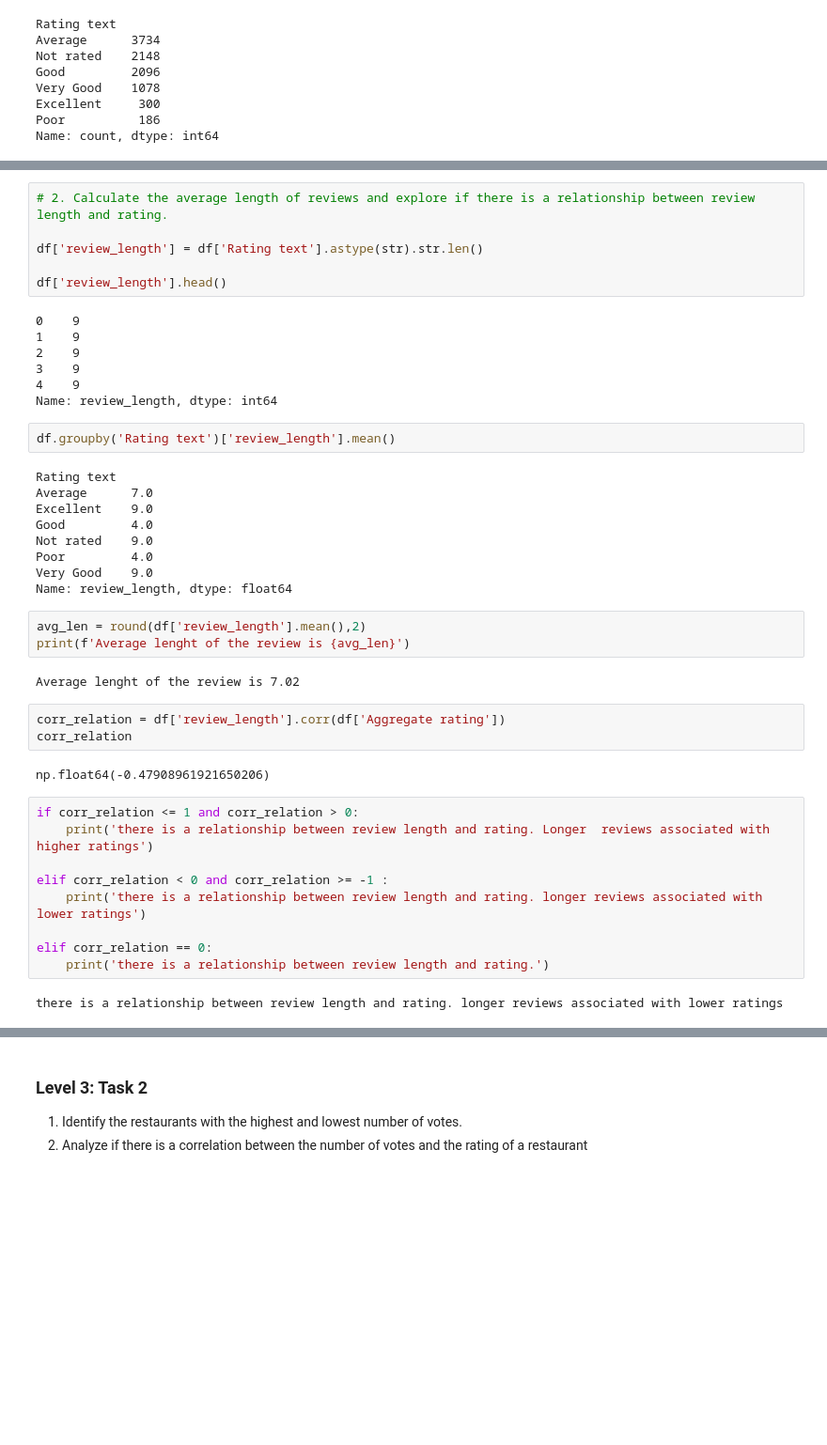
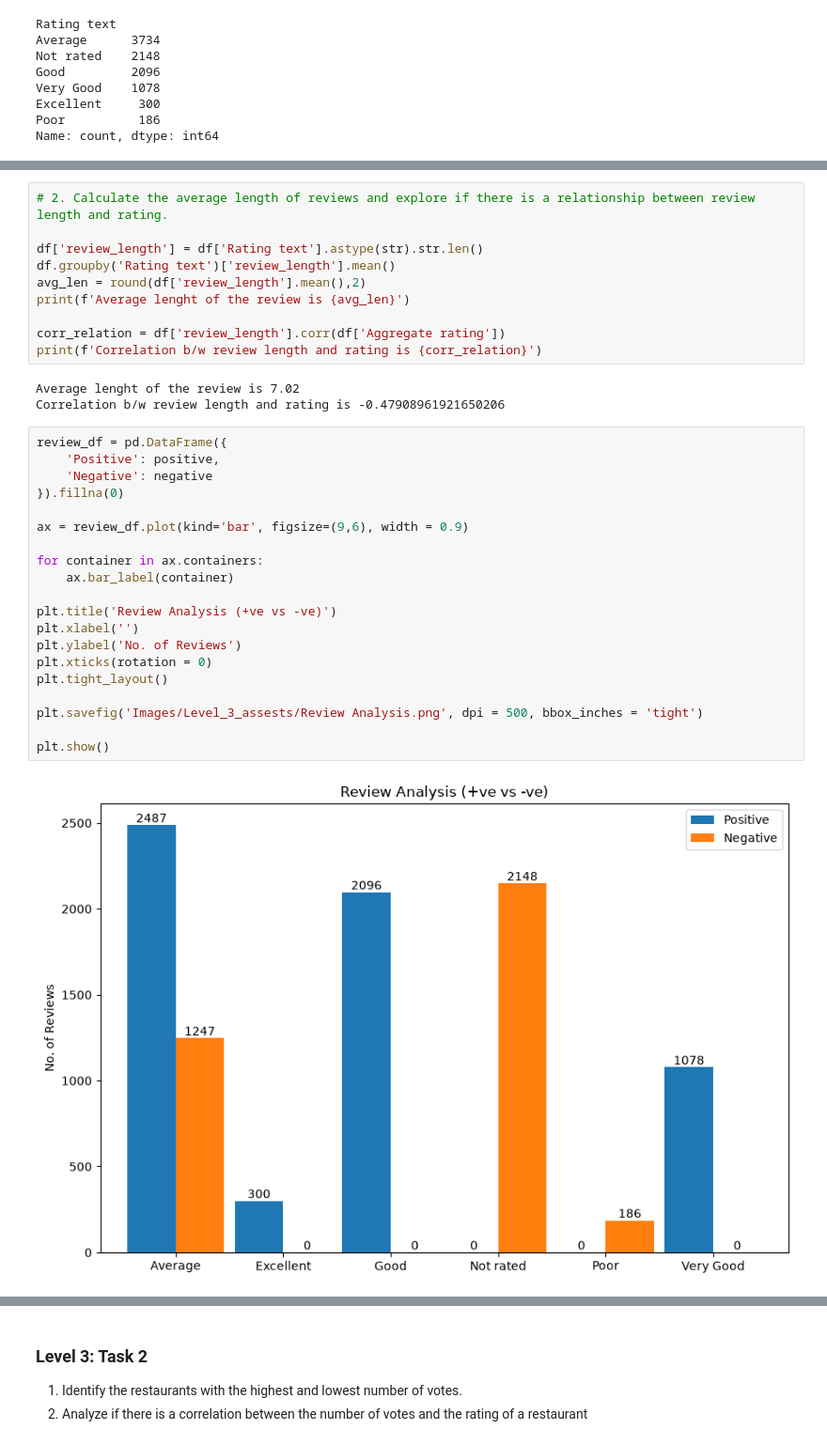
Before and after one commit to sahbimlesh007/Cognifyz-IT-Solutions, a Jupyter notebook: Level_3.ipynb, the cells around one changed output, grey strips where cells are left out. Shown at 94% size. Drawn from its saved outputs; the diff is of its cells as text; blank space fills up the shorter version.

```diff
--- a/Level_3.ipynb
+++ b/Level_3.ipynb
@@ -204,44 +179,34 @@ Index(['Restaurant ID', 'Restaurant Name', 'Country Code', 'City', 'Address',
 # 2. Calculate the average length of reviews and explore if there is a relationship between review length and rating.
 
 df['review_length'] = df['Rating text'].astype(str).str.len()
+df.groupby('Rating text')['review_length'].mean()
+avg_len = round(df['review_length'].mean(),2)
+print(f'Average lenght of the review is {avg_len}')
 
-df['review_length'].head()
+corr_relation = df['review_length'].corr(df['Aggregate rating'])
+print(f'Correlation b/w review length and rating is {corr_relation}')
 # %% [output]
-0    9
-1    9
-2    9
-3    9
-4    9
-Name: review_length, dtype: int64
+Average lenght of the review is 7.02
+Correlation b/w review length and rating is -0.47908961921650206
-# %%
-df.groupby('Rating text')['review_length'].mean()
-# %% [output]
-Rating text
-Average      7.0
-Excellent    9.0
-Good         4.0
-Not rated    9.0
-Poor         4.0
-Very Good    9.0
-Name: review_length, dtype: float64
-# %%
-avg_len = round(df['review_length'].mean(),2)
-print(f'Average lenght of the review is {avg_len}')
-# %% [output]
-Average lenght of the review is 7.02
-# %%
-corr_relation = df['review_length'].corr(df['Aggregate rating'])
-corr_relation
-# %% [output]
-np.float64(-0.47908961921650206)
-# %%
-if corr_relation <= 1 and corr_relation > 0:
-    print('there is a relationship between review length and rating. Longer  reviews associated with higher ratings')
-
-elif corr_relation < 0 and corr_relation >= -1 :
-    print('there is a relationship between review length and rating. longer reviews associated with lower ratings')
-
-elif corr_relation == 0:
-    print('there is a relationship between review length and rating.')
-# %% [output]
-there is a relationship between review length and rating. longer reviews associated with lower ratings
+# %%
+review_df = pd.DataFrame({
+    'Positive': positive,
+    'Negative': negative
+}).fillna(0)
+
+ax = review_df.plot(kind='bar', figsize=(9,6), width = 0.9)
+
+for container in ax.containers:
+    ax.bar_label(container)
+
+plt.title('Review Analysis (+ve vs -ve)')
+plt.xlabel('')
+plt.ylabel('No. of Reviews')
+plt.xticks(rotation = 0)
+plt.tight_layout()
+
+plt.savefig('Images/Level_3_assests/Review Analysis.png', dpi = 500, bbox_inches = 'tight')
+
+plt.show()
+# %% [output]
+[figure, added]
```
Also changed, not shown: parts of 30 cells of this notebook, 15 other files.
